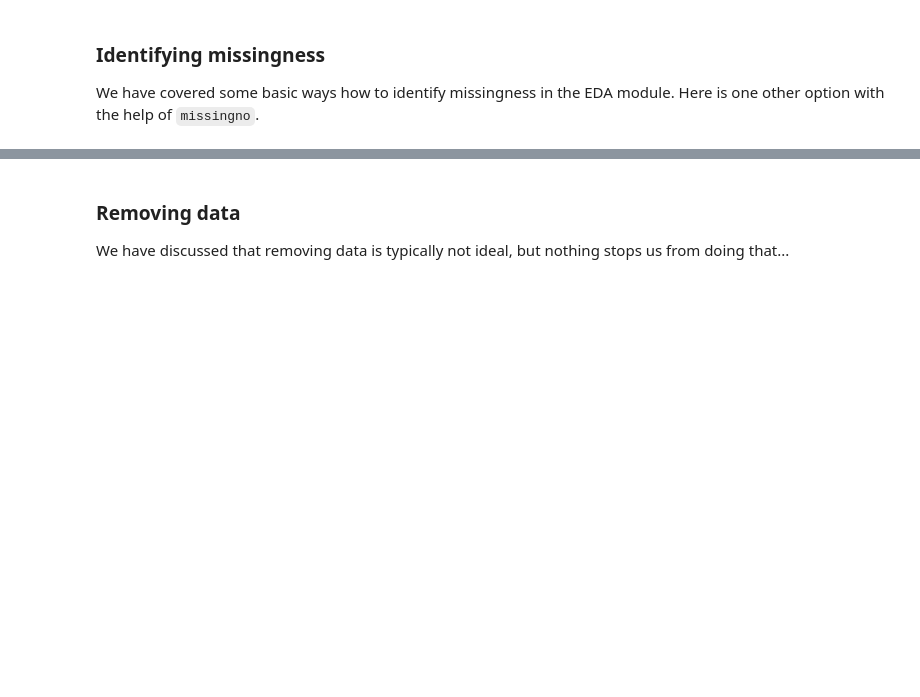
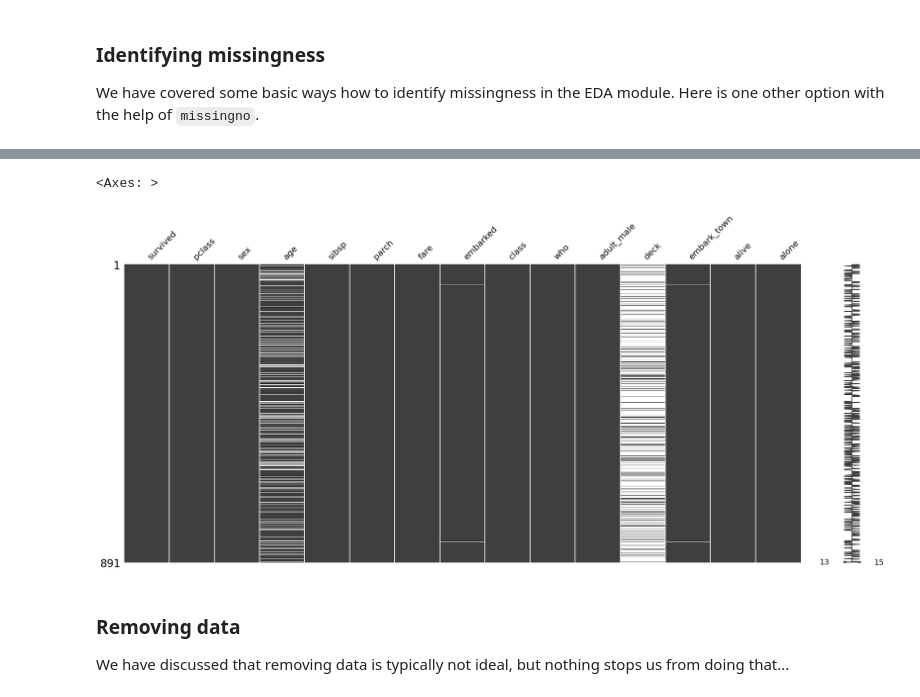
Before and after one commit to mosesyhc/de300-2025sp-class, a Jupyter notebook: _sources/notes/03-missing-data-class.ipynb, the cells around one changed output, grey strips where cells are left out. Cells and saved outputs as stored; diff of their text form; code cells hidden in the pictures; blank space fills up the shorter version.

```diff
--- a/_sources/notes/03-missing-data-class.ipynb
+++ b/_sources/notes/03-missing-data-class.ipynb
@@ -84,3 +103,12 @@ We have covered some basic ways how to identify missingness in the EDA module.
+# %%
+import missingno as msno
+# visualization of available/missing data
+
+#msno.bar(titanic)
+msno.matrix(titanic)
+# %% [output]
+<Axes: >
+[figure, added]
 # %% [markdown]
 ### Removing data
 We have discussed that removing data is typically not ideal, but nothing stops us from doing that...
```
Also changed, not shown: parts of 24 cells of this notebook, 29 other files.
